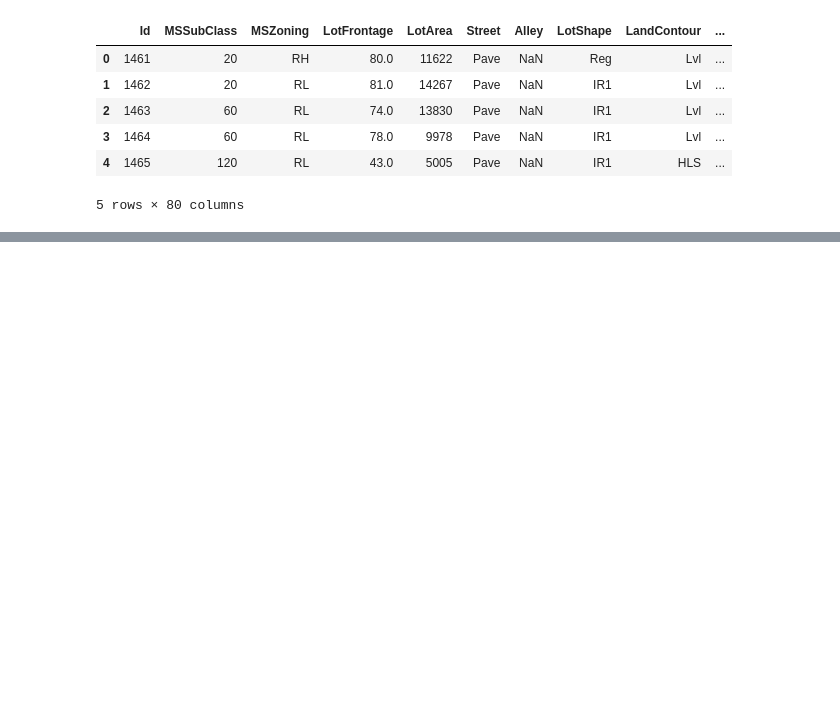
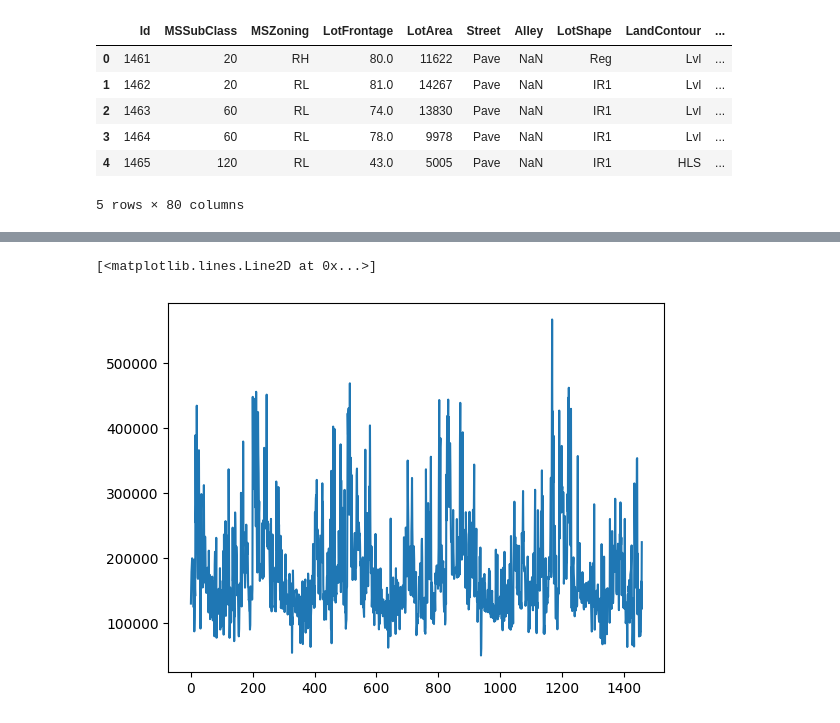
Before and after one commit to biswas-bit/House-price-prediction, a Jupyter notebook: dataset/test_model.ipynb, the cells around one changed output, grey strips where cells are left out. Drawn from its saved outputs; the diff is of its cells as text; code cells hidden in the pictures; blank space fills up the shorter version.

```diff
--- a/dataset/test_model.ipynb
+++ b/dataset/test_model.ipynb
@@ -42,0 +57,5 @@ print(predictions)
+# %%
+pl
+# %% [output]
+[<matplotlib.lines.Line2D at 0x...>]
+[figure, added]
```
Also changed, not shown: parts of 3 cells of this notebook.
